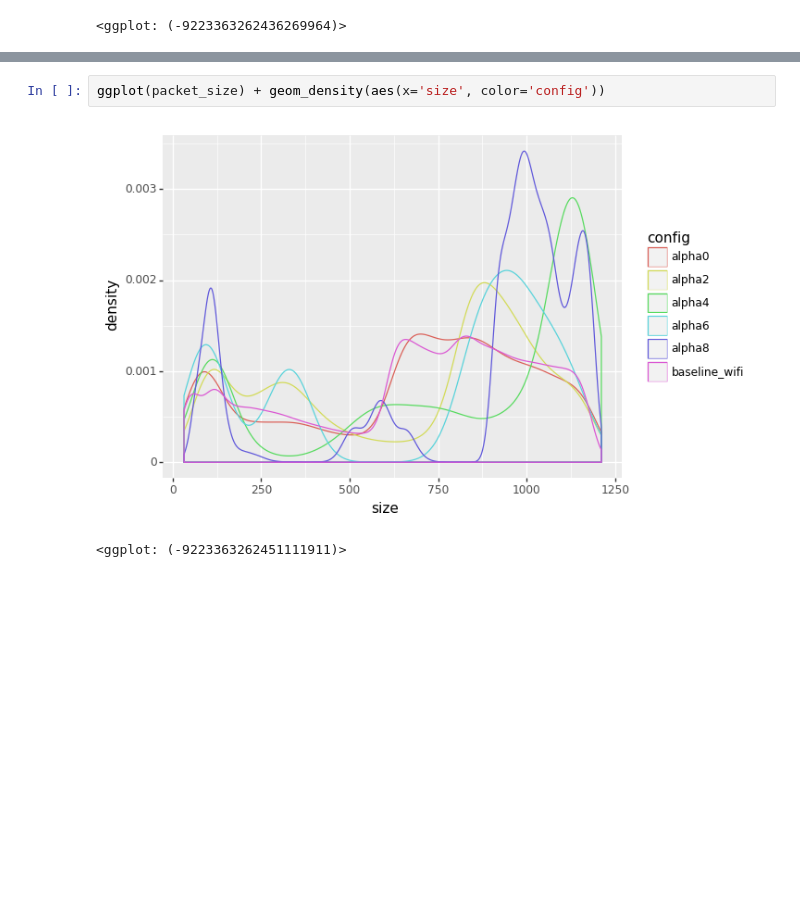
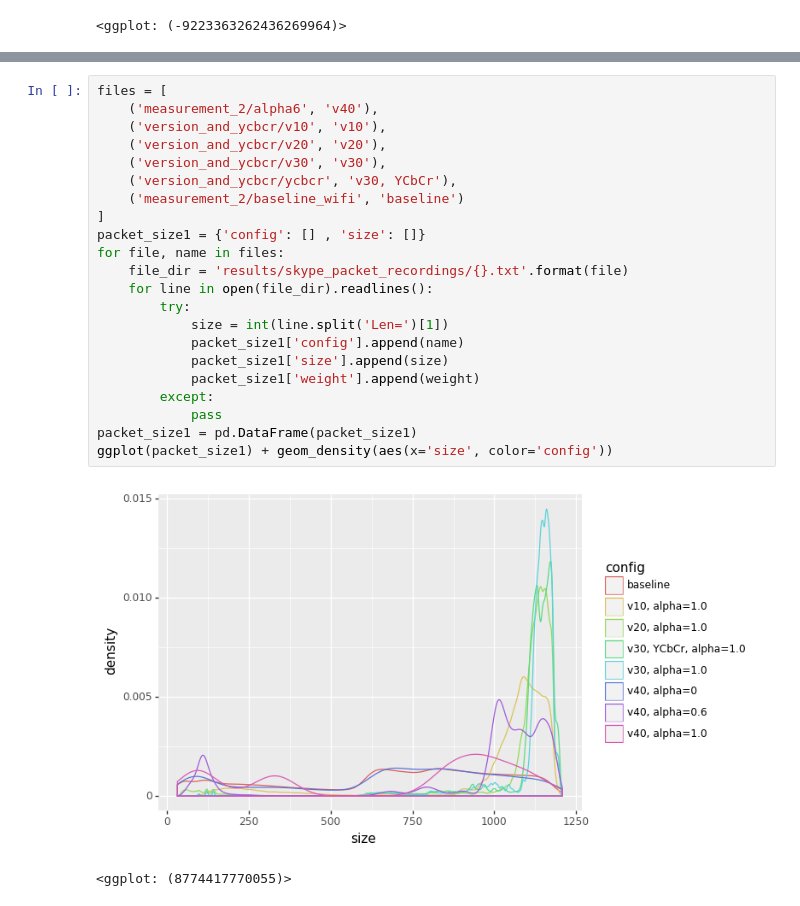
Before and after one commit to ihsgnef/skor, a Jupyter notebook: plots.ipynb, the cells around one changed output, grey strips where cells are left out. Cells and saved outputs as stored; diff of their text form; blank space fills up the shorter version.

```diff
--- a/plots.ipynb
+++ b/plots.ipynb
@@ -116,5 +103,25 @@ packet_size = pd.DataFrame(packet_size)
-# %%
-ggplot(packet_size) + geom_density(aes(x='size', color='config'))
-# %% [output]
-[figure, removed]
-<ggplot: (-9223363262451111911)>
+# %%
+files = [
+    ('measurement_2/alpha6', 'v40'),
+    ('version_and_ycbcr/v10', 'v10'),
+    ('version_and_ycbcr/v20', 'v20'),
+    ('version_and_ycbcr/v30', 'v30'),
+    ('version_and_ycbcr/ycbcr', 'v30, YCbCr'),
+    ('measurement_2/baseline_wifi', 'baseline')
+]
+packet_size1 = {'config': [] , 'size': []}
+for file, name in files:
+    file_dir = 'results/skype_packet_recordings/{}.txt'.format(file)
+    for line in open(file_dir).readlines():
+        try:
+            size = int(line.split('Len=')[1])
+            packet_size1['config'].append(name)
+            packet_size1['size'].append(size)
+            packet_size1['weight'].append(weight)
+        except:
+            pass
+packet_size1 = pd.DataFrame(packet_size1)
+ggplot(packet_size1) + geom_density(aes(x='size', color='config'))
+# %% [output]
+[figure, added]
+<ggplot: (8774417770055)>
```
Also changed, not shown: parts of 4 cells of this notebook.
